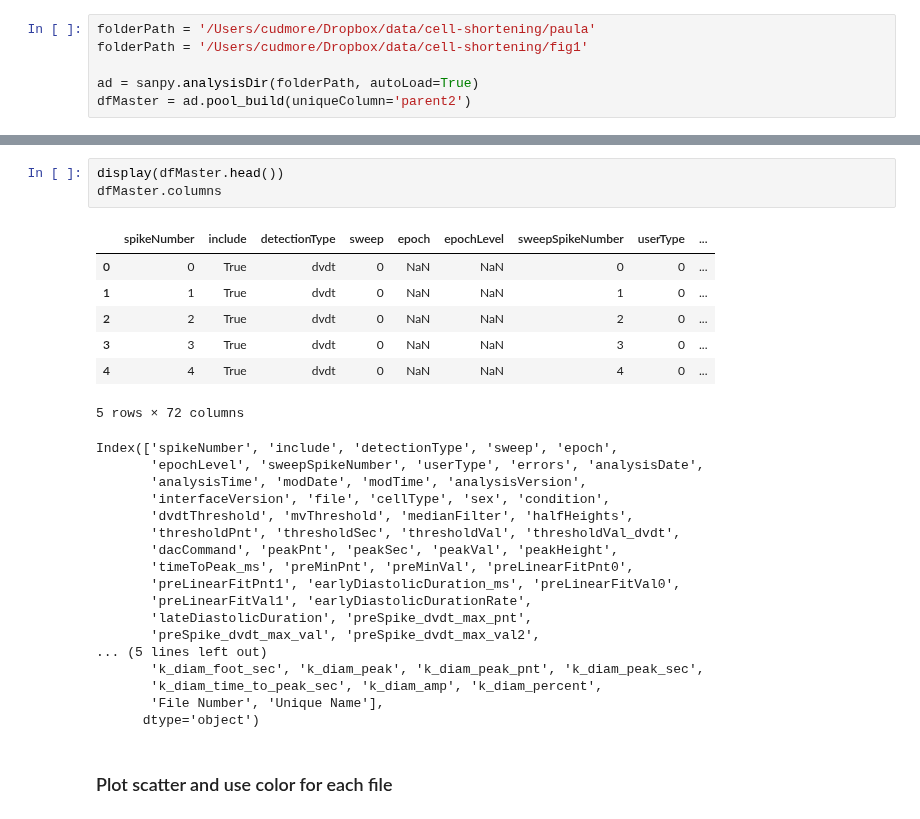
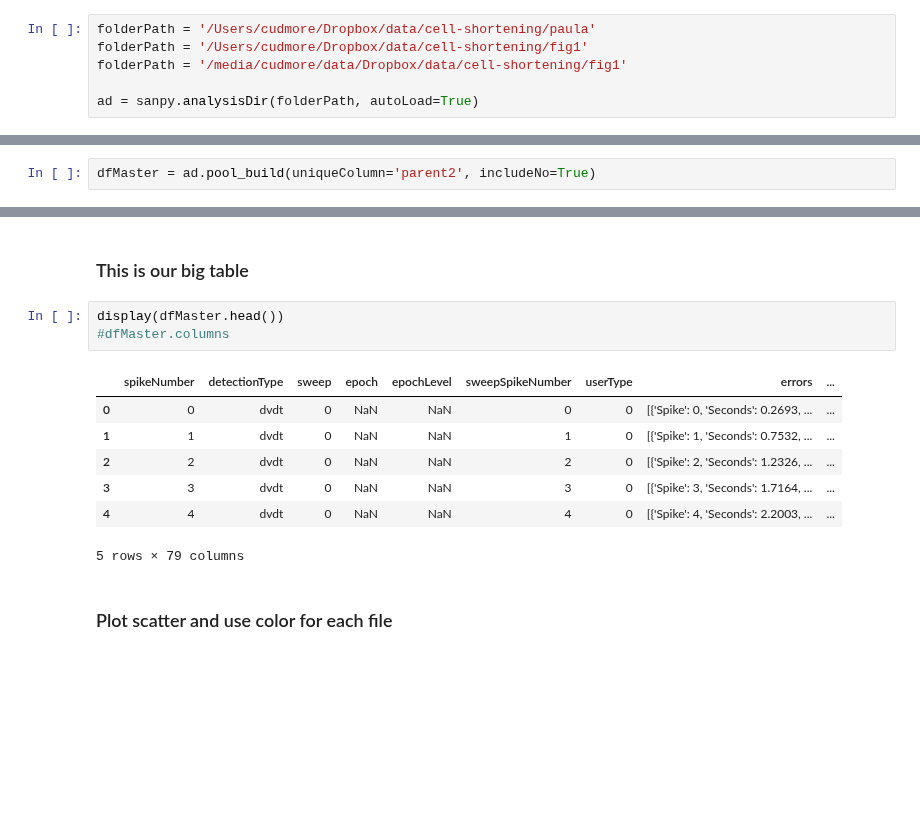
Before and after one commit to cudmore/SanPy, a Jupyter notebook: examples/kym-diameter/pool_diam.ipynb, the cells around one changed output, grey strips where cells are left out. Cells and saved outputs as stored; diff of their text form; blank space fills up the shorter version.

```diff
--- a/examples/kym-diameter/pool_diam.ipynb
+++ b/examples/kym-diameter/pool_diam.ipynb
@@ -19,7 +21,7 @@ Load a folder of analysis, make a dfMaster of all anaysis
 # %%
 folderPath = '/Users/cudmore/Dropbox/data/cell-shortening/paula'
 folderPath = '/Users/cudmore/Dropbox/data/cell-shortening/fig1'
+folderPath = '/media/cudmore/data/Dropbox/data/cell-shortening/fig1'
 
 ad = sanpy.analysisDir(folderPath, autoLoad=True)
-dfMaster = ad.pool_build(uniqueColumn='parent2')
 # %% [output]
@@ -56,0 +71,2 @@ display(dfSummaryTable)
+# %%
+dfMaster = ad.pool_build(uniqueColumn='parent2', includeNo=True)
@@ -57,31 +91,16 @@ display(dfSummaryTable)
+# %% [markdown]
+### This is our big table
 # %%
 display(dfMaster.head())
-dfMaster.columns
+#dfMaster.columns
 # %% [output]
-|  | spikeNumber | include | detectionType | sweep | epoch | epochLevel | sweepSpikeNumber | userType | ... |
-| 0 | 0 | True | dvdt | 0 | NaN | NaN | 0 | 0 | ... |
-| 1 | 1 | True | dvdt | 0 | NaN | NaN | 1 | 0 | ... |
-| 2 | 2 | True | dvdt | 0 | NaN | NaN | 2 | 0 | ... |
-| 3 | 3 | True | dvdt | 0 | NaN | NaN | 3 | 0 | ... |
-| 4 | 4 | True | dvdt | 0 | NaN | NaN | 4 | 0 | ... |
+|  | spikeNumber | detectionType | sweep | epoch | epochLevel | sweepSpikeNumber | userType | errors | ... |
+| 0 | 0 | dvdt | 0 | NaN | NaN | 0 | 0 | [{'Spike': 0, 'Seconds': 0.2693, ... | ... |
+| 1 | 1 | dvdt | 0 | NaN | NaN | 1 | 0 | [{'Spike': 1, 'Seconds': 0.7532, ... | ... |
+| 2 | 2 | dvdt | 0 | NaN | NaN | 2 | 0 | [{'Spike': 2, 'Seconds': 1.2326, ... | ... |
+| 3 | 3 | dvdt | 0 | NaN | NaN | 3 | 0 | [{'Spike': 3, 'Seconds': 1.7164, ... | ... |
+| 4 | 4 | dvdt | 0 | NaN | NaN | 4 | 0 | [{'Spike': 4, 'Seconds': 2.2003, ... | ... |
-5 rows × 72 columns
+5 rows × 79 columns
-Index(['spikeNumber', 'include', 'detectionType', 'sweep', 'epoch',
-       'epochLevel', 'sweepSpikeNumber', 'userType', 'errors', 'analysisDate',
-       'analysisTime', 'modDate', 'modTime', 'analysisVersion',
-       'interfaceVersion', 'file', 'cellType', 'sex', 'condition',
-       'dvdtThreshold', 'mvThreshold', 'medianFilter', 'halfHeights',
-       'thresholdPnt', 'thresholdSec', 'thresholdVal', 'thresholdVal_dvdt',
-       'dacCommand', 'peakPnt', 'peakSec', 'peakVal', 'peakHeight',
-       'timeToPeak_ms', 'preMinPnt', 'preMinVal', 'preLinearFitPnt0',
-       'preLinearFitPnt1', 'earlyDiastolicDuration_ms', 'preLinearFitVal0',
-       'preLinearFitVal1', 'earlyDiastolicDurationRate',
-       'lateDiastolicDuration', 'preSpike_dvdt_max_pnt',
-       'preSpike_dvdt_max_val', 'preSpike_dvdt_max_val2',
-... (5 lines left out)
-       'k_diam_foot_sec', 'k_diam_peak', 'k_diam_peak_pnt', 'k_diam_peak_sec',
-       'k_diam_time_to_peak_sec', 'k_diam_amp', 'k_diam_percent',
-       'File Number', 'Unique Name'],
-      dtype='object')
 # %% [markdown]
 ### Plot scatter and use color for each file
 # %%
```
Also changed, not shown: parts of 13 cells of this notebook, 1 other file.
